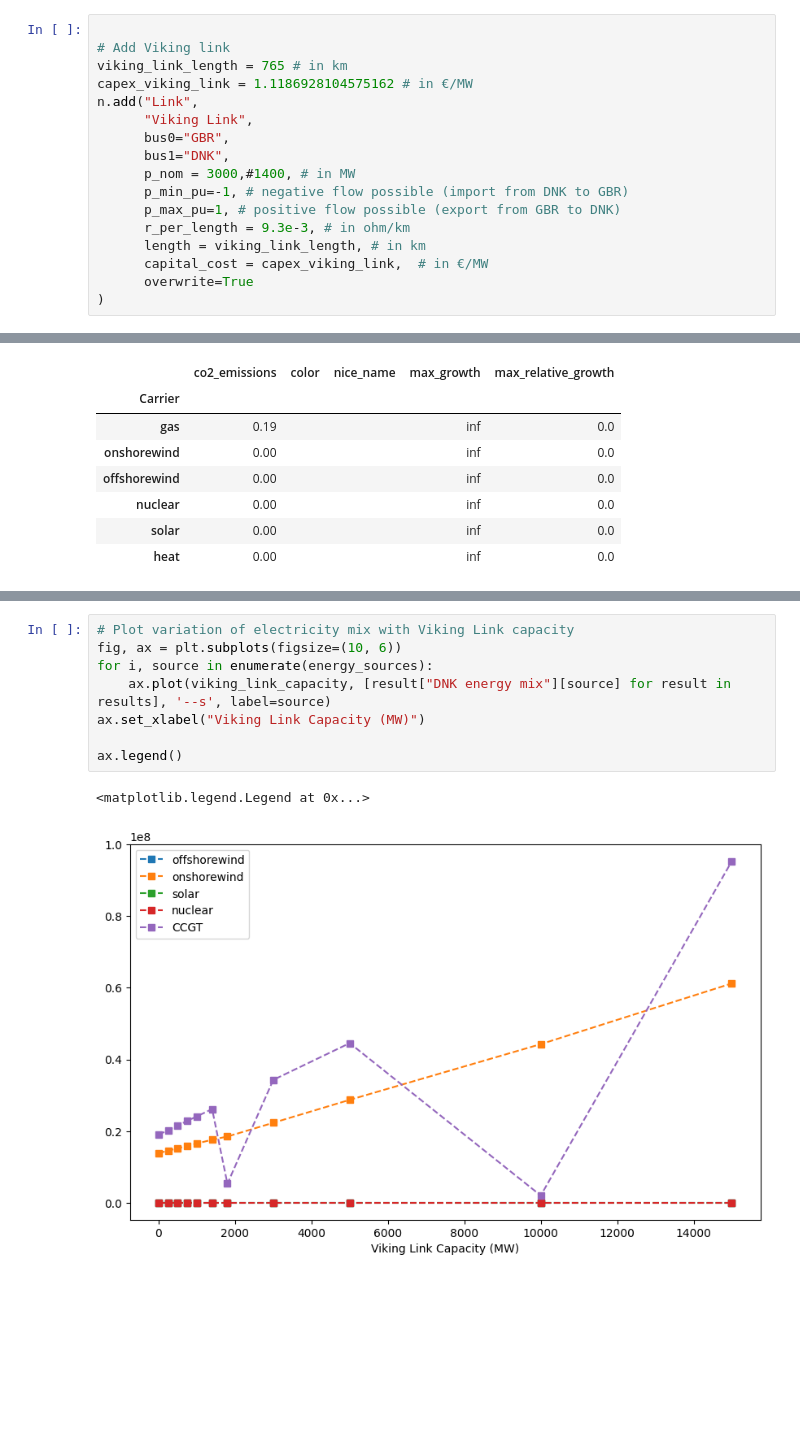
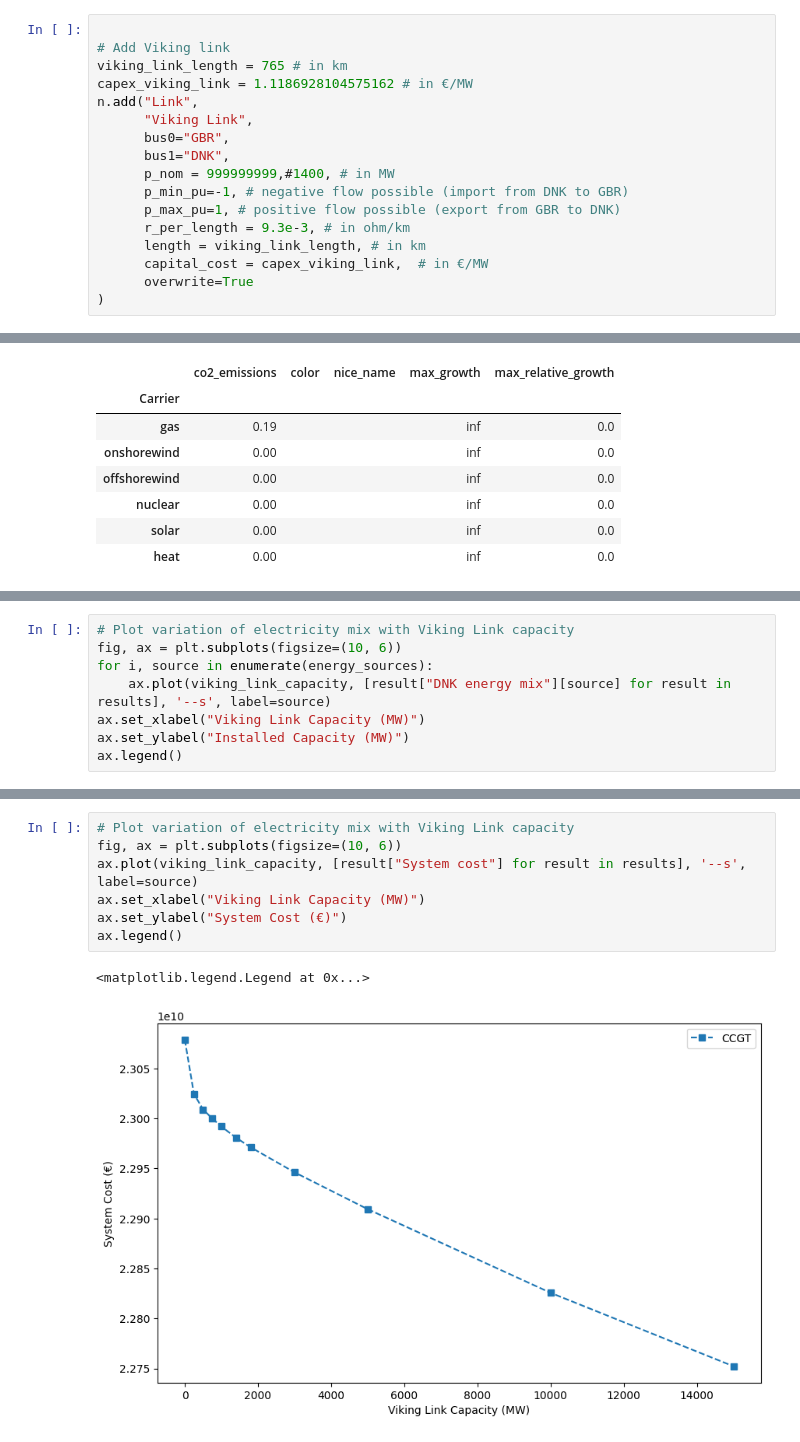
Before and after one commit to CarlosFdHL/ieg_project, a Jupyter notebook: Hmodel.ipynb, the cells around one changed output, grey strips where cells are left out. Drawn from its saved outputs; the diff is of its cells as text; blank space fills up the shorter version.

```diff
--- a/Hmodel.ipynb
+++ b/Hmodel.ipynb
@@ -192,7 +192,7 @@ n.add("Link",
       "Viking Link",
       bus0="GBR",
       bus1="DNK",
-      p_nom = 3000,#1400, # in MW
+      p_nom = 999999999,#1400, # in MW
       p_min_pu=-1, # negative flow possible (import from DNK to GBR)
       p_max_pu=1, # positive flow possible (export from GBR to DNK)
       r_per_length = 9.3e-3, # in ohm/km
@@ -438,0 +439,8 @@ ax.legend()
+# %%
+# Plot variation of electricity mix with Viking Link capacity
+fig, ax = plt.subplots(figsize=(10, 6))
+for i, source in enumerate(energy_sources):
+    ax.plot(viking_link_capacity, [result["DNK energy mix"][source] for result in results], '--s', label=source)
+ax.set_xlabel("Viking Link Capacity (MW)")
+ax.set_ylabel("Installed Capacity (MW)")
+ax.legend()
@@ -439,11 +450,10 @@ ax.legend()
 # %%
 # Plot variation of electricity mix with Viking Link capacity
 fig, ax = plt.subplots(figsize=(10, 6))
-for i, source in enumerate(energy_sources):
-    ax.plot(viking_link_capacity, [result["DNK energy mix"][source] for result in results], '--s', label=source)
+ax.plot(viking_link_capacity, [result["System cost"] for result in results], '--s', label=source)
 ax.set_xlabel("Viking Link Capacity (MW)")
-
+ax.set_ylabel("System Cost (€)")
 ax.legend()
 # %% [output]
 <matplotlib.legend.Legend at 0x...>
-[figure, old version]
+[figure, new version]
```
Also changed, not shown: parts of 10 cells of this notebook, 2 other files.
